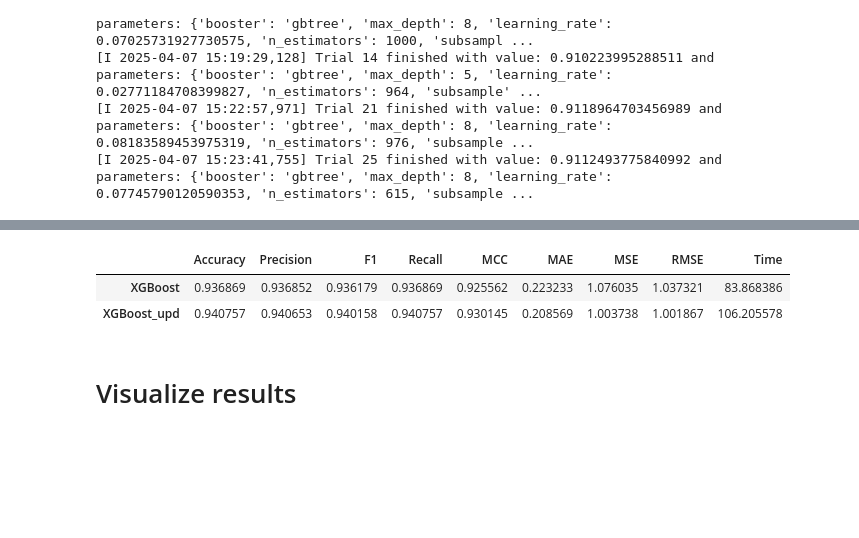
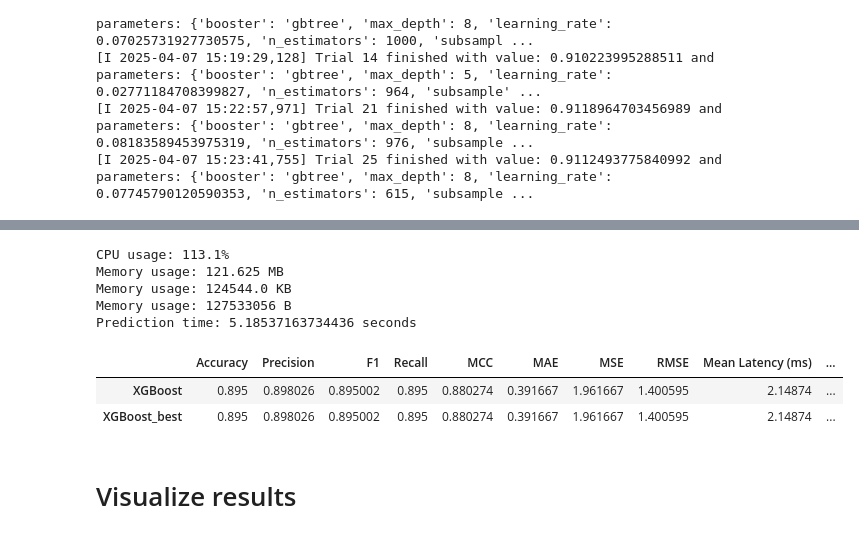
Before and after one commit to KostasEreksonas/Magistrinis, a Jupyter notebook: RF_Parameter_Tuning.ipynb, the cells around one changed output, grey strips where cells are left out. Saved outputs shown, nothing was run; the diff lists cells and outputs as text; code cells hidden in the pictures; blank space fills up the shorter version.

```diff
--- a/RF_Parameter_Tuning.ipynb
+++ b/RF_Parameter_Tuning.ipynb
@@ -214,7 +291,15 @@ best_model = xgb.XGBClassifier(**best_params,
                                tree_method = 'hist',  # Using GPU for training
                                device =  'cuda'
                               )
+
+process = psutil.Process()
+cpu_before = process.cpu_percent(interval=None)
+mem_before = process.memory_info().rss
+
 best_model.fit(X_train, y_train)
+
+cpu_after = process.cpu_percent(interval=None)
+mem_after = process.memory_info().rss
 
 # Predict the test data
 y_pred = best_model.predict(X_test)
@@ -238,15 +330,36 @@ mcc = matthews_corrcoef(y_true=y_test,y_pred=y_pred)
 mae = mean_absolute_error(y_true=y_test,y_pred=y_pred)
 mse = mean_squared_error(y_true=y_test,y_pred=y_pred)
 rmse = root_mean_squared_error(y_true=y_test,y_pred=y_pred)
+
+latencies = []
+for sample in X_test:
+    start_time = time.perf_counter()  # Higher precision than time.time()
+    _ = xgb_clf.predict(sample.reshape(1, -1))  # Reshape for single sample
+    latencies.append(time.perf_counter() - start_time)
+mean_latency = np.mean(latencies) * 1000
+std_latency = np.std(latencies) * 1000
+# %%
+print(f"CPU usage: {cpu_after - cpu_before}%")
+memory = (mem_after - mem_before) / (1024 * 1024)
+print(f"Memory usage: {(mem_after - mem_before) / (1024 * 1024)} MB")
+print(f"Memory usage: {(mem_after - mem_before) / (1024)} KB")
+print(f"Memory usage: {(mem_after - mem_before)} B")
+print(f"Prediction time: {end - start} seconds")
+# %% [output]
+CPU usage: 113.1%
+Memory usage: 121.625 MB
+Memory usage: 124544.0 KB
+Memory usage: 127533056 B
+Prediction time: 5.18537163734436 seconds
 # %%
-results = [accuracy, precision, f1, recall, mcc, mae, mse, rmse, XGB_upd_Time]
-results_dict["XGBoost_upd"] = results
+results = [accuracy, precision, f1, recall, mcc, mae, mse, rmse, mean_latency, std_latency, memory, XGB_Time]
+results_dict["XGBoost_best"] = results
 # %%
-pd.DataFrame.from_dict(results_dict, orient="index", columns=["Accuracy", "Precision", "F1", "Recall", "MCC", "MAE", "MSE", "RMSE", "Time"])
+pd.DataFrame.from_dict(results_dict, orient="index", columns=["Accuracy", "Precision", "F1", "Recall", "MCC", "MAE", "MSE", "RMSE", "Mean Latency (ms)", "Standard Latency (ms)", "Memory Usage (MB)", "Time"])
 # %% [output]
-|  | Accuracy | Precision | F1 | Recall | MCC | MAE | MSE | RMSE | Time |
-| XGBoost | 0.936869 | 0.936852 | 0.936179 | 0.936869 | 0.925562 | 0.223233 | 1.076035 | 1.037321 | 83.868386 |
-| XGBoost_upd | 0.940757 | 0.940653 | 0.940158 | 0.940757 | 0.930145 | 0.208569 | 1.003738 | 1.001867 | 106.205578 |
+|  | Accuracy | Precision | F1 | Recall | MCC | MAE | MSE | RMSE | Mean Latency (ms) | ... |
+| XGBoost | 0.895 | 0.898026 | 0.895002 | 0.895 | 0.880274 | 0.391667 | 1.961667 | 1.400595 | 2.14874 | ... |
+| XGBoost_best | 0.895 | 0.898026 | 0.895002 | 0.895 | 0.880274 | 0.391667 | 1.961667 | 1.400595 | 2.14874 | ... |
 # %% [markdown]
 # Visualize results
 # %%
```
Also changed, not shown: parts of 12 cells of this notebook.
